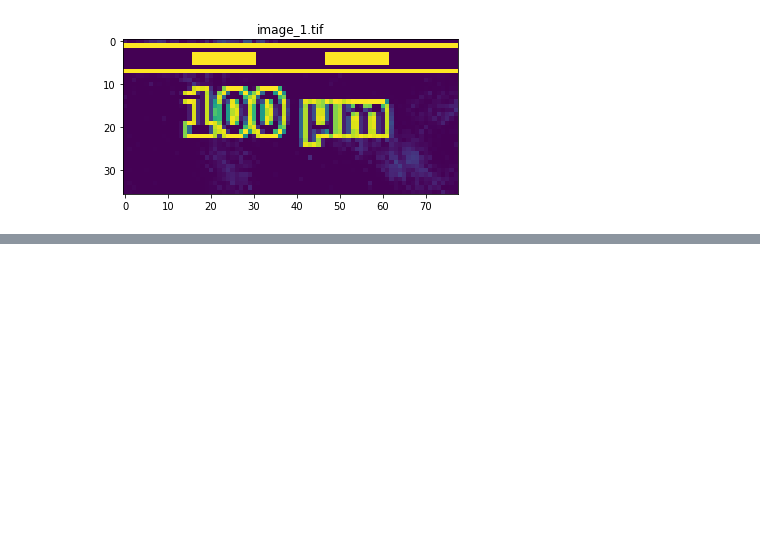
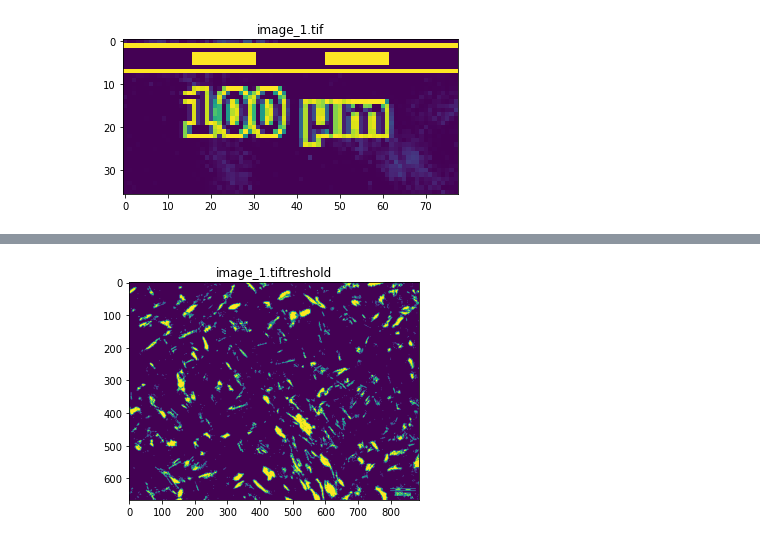
Before and after one commit to mracar/crystal-size-analysis, a Jupyter notebook: crystal_size_analysis.ipynb, the cells around one changed output, grey strips where cells are left out. Drawn from its saved outputs; the diff is of its cells as text; code cells hidden in the pictures; blank space fills up the shorter version.

```diff
--- a/crystal_size_analysis.ipynb
+++ b/crystal_size_analysis.ipynb
@@ -48,0 +57,7 @@ pixel_to_um = 78/100
+# %%
+ret,th1 = cv2.threshold(img,0,255,cv2.THRESH_BINARY+ cv2.THRESH_OTSU)
+plt.imshow(th1)
+plt.title(img_name + 'treshold')
+plt.show()
+# %% [output]
+[figure, added]
```
Also changed, not shown: parts of 1 cell of this notebook.
